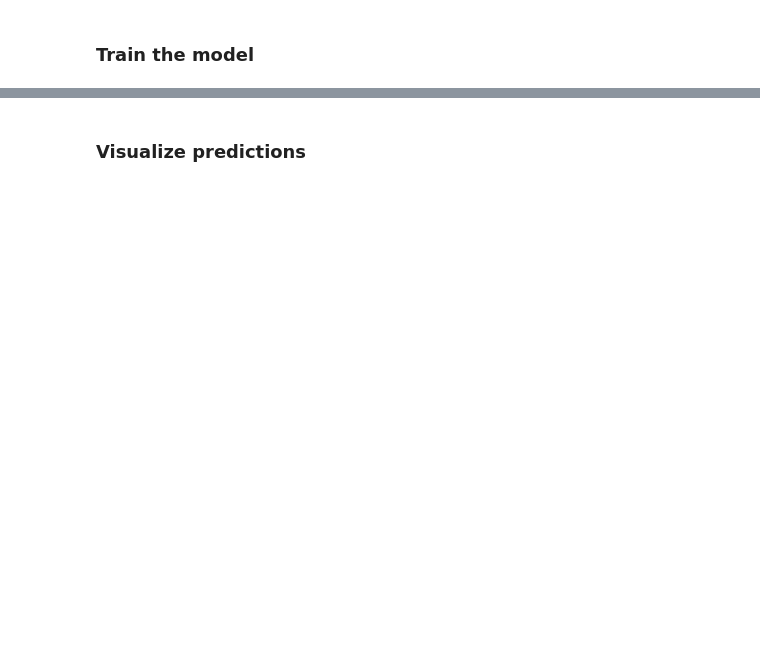
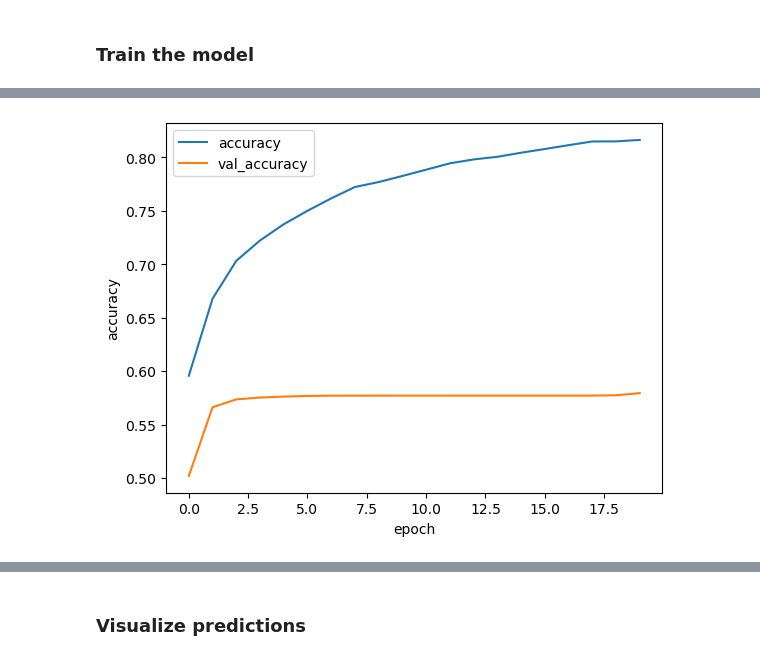
Before and after one commit to houjing08/Master_Thesis_2024, a Jupyter notebook: Kingsley/Code/oxford_pets.ipynb, the cells around one changed output, grey strips where cells are left out. Drawn from its saved outputs; the diff is of its cells as text; code cells hidden in the pictures; blank space fills up the shorter version.

```diff
--- a/Kingsley/Code/oxford_pets.ipynb
+++ b/Kingsley/Code/oxford_pets.ipynb
@@ -159,8 +164,8 @@ Are you sure, you want to run this session interactively? (y/n):  y
 ### Build model
 # %%
 print("\n\n{}\n\t{}\n{}".format('='*55,f'Build model', '-'*55))
-# m_obj = UNET2D(panel_sizes=[32,64,128,256], model_arch=conf.model_arch)
-m_obj = HED2D(num_freeze=4, model_arch=conf.model_arch)
+m_obj = UNET2D(panel_sizes=[32,64,128,256], model_arch=conf.model_arch)
+# m_obj = HED2D(num_freeze=4, model_arch=conf.model_arch)
 model = m_obj.build_model()
 # model.summary()
 plot_model(model, 'm_obj.png',show_shapes=True)
@@ -185,9 +189,9 @@ Total non-trainable wieghts: 7,635,264
 
 print("\n\n{}\n\t{}\n{}".format('='*55,f'Train {m_obj.Name} model', '-'*55))
 
-conf.execute_training(
+train_history = conf.execute_training(
     model,
     data=train_dataset,
-    saveas=m_obj.Name+'_pets',
+    saveas=m_obj.Name+'_pets_callbacks',
     plot_history=INTERACTIVE_SESSION
 )
@@ -193,0 +221,4 @@ conf.execute_training(
+# %%
+show_convergence(train_history.history, ['accuracy','val_accuracy'])
+# %% [output]
+[figure, added]
```
Also changed, not shown: parts of 13 cells of this notebook.
